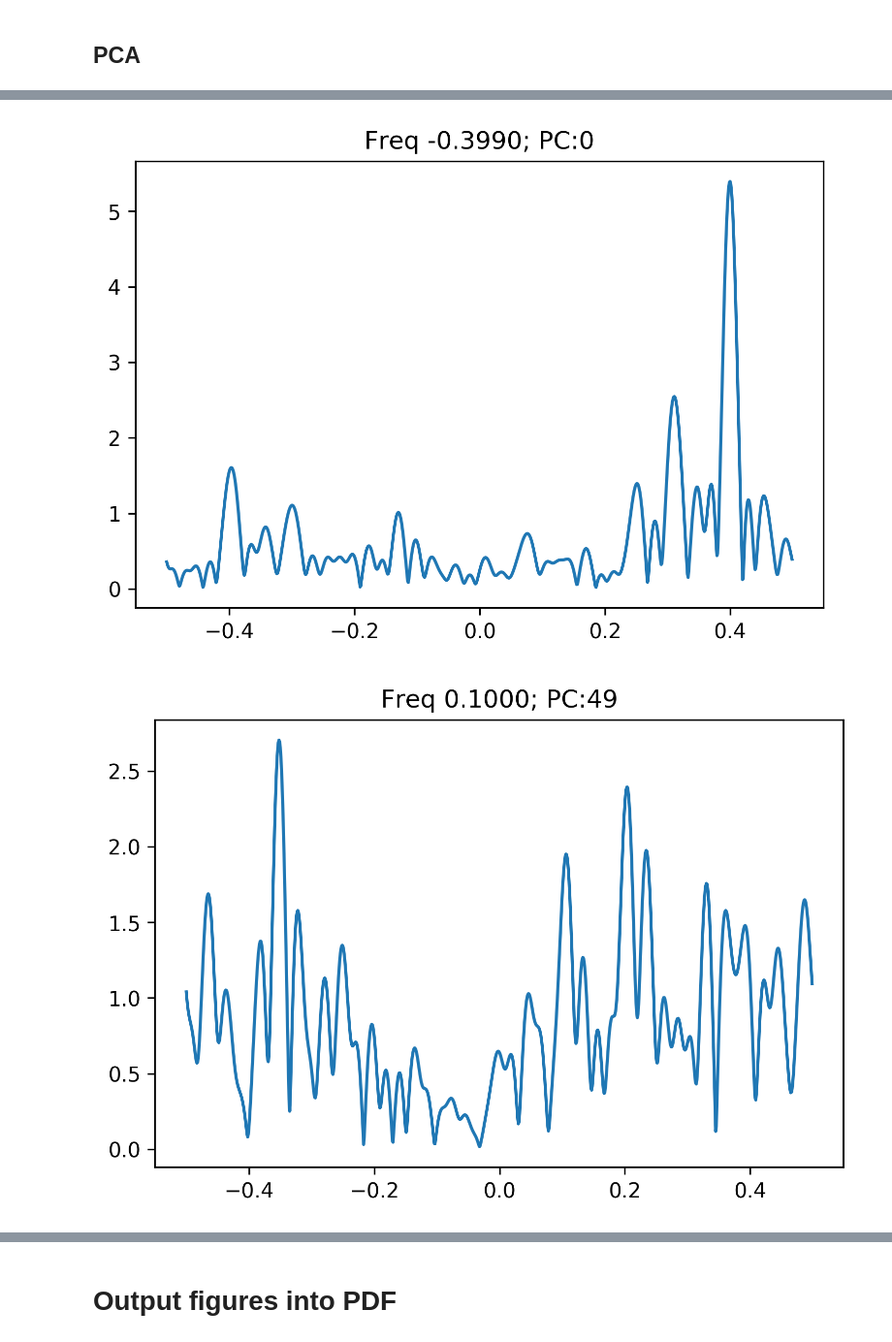
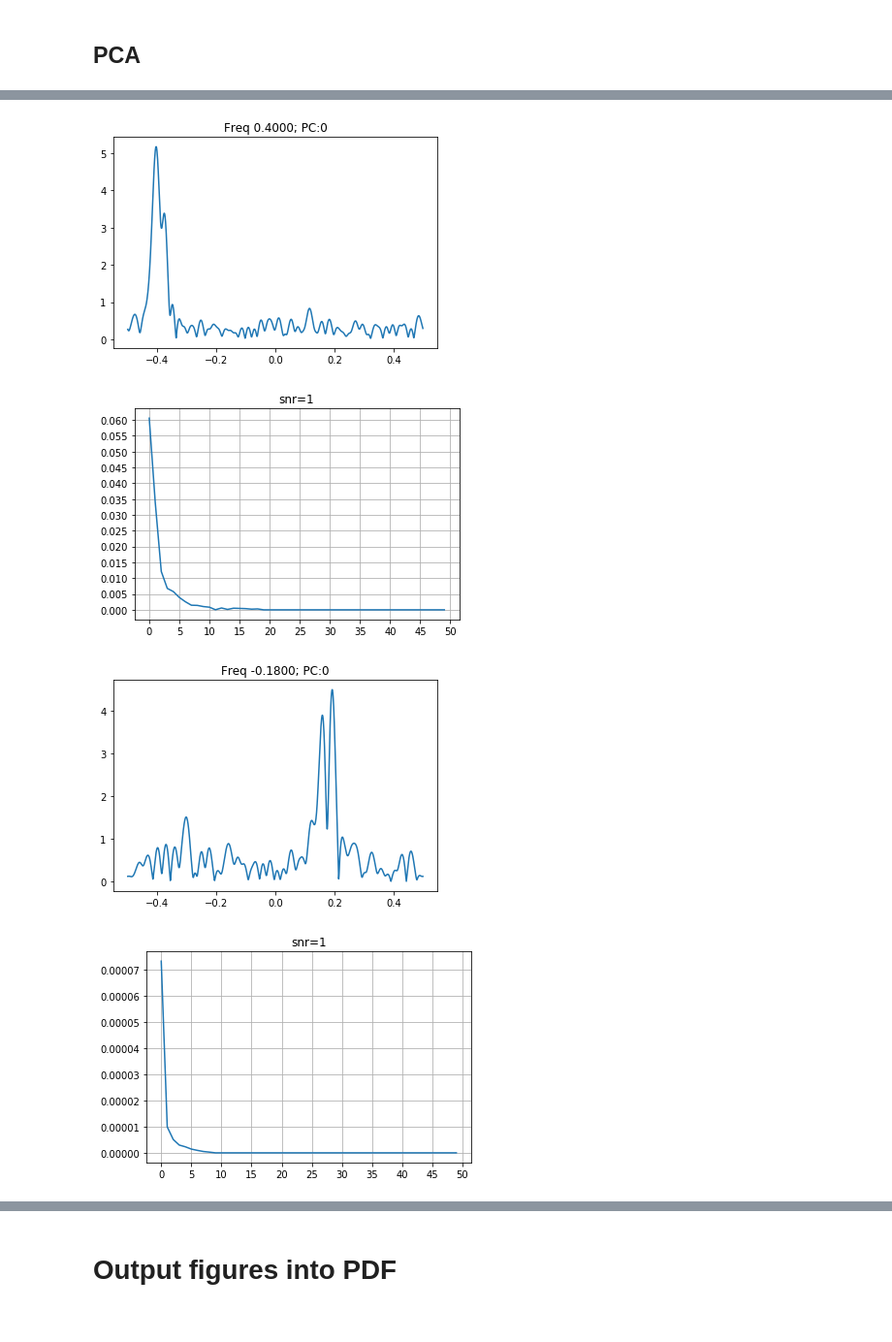
Before and after one commit to bofei5675/DeepFreq, a Jupyter notebook: filter.ipynb, the cells around one changed output, grey strips where cells are left out. Shown at 97% size. Cells and saved outputs as stored; diff of their text form; code cells hidden in the pictures.

```diff
--- a/filter.ipynb
+++ b/filter.ipynb
@@ -633,27 +415 @@ jac, jac_clean = compute_jacobian_realization(num_samples,
 jac = np.stack(jac)
-# %%
-# print PCA results
-def pca_plots(num_samples, signal_dim, idx_comp=0, fixed_freq_idx=0, arbitary_row=None, resolution=1000):
-    xgrid = np.linspace(-0.5, 0.5, resolution, endpoint=False)
-    if arbitary_row is None:
-        target_freq = fixed_freq[fixed_freq_idx]
-        #  get target prediction
-        row_idx = np.abs(xgrid  - target_freq).argsort()[0]
-    else:
-        arbitary_row = int((arbitary_row / 1000) * resolution)
-        row_idx = arbitary_row
-        target_freq = xgrid[arbitary_row]
-    dataset = 1j * np.zeros((num_samples, signal_dim))
-    for i in range(num_samples):
-        jacobian = jac[i]
-        dataset[i] = jacobian[0, :, row_idx] - 1j * jacobian[1, : ,row_idx]
-    signal_cov = np.cov(dataset.T)
-    s, u = np.linalg.eig(signal_cov)
-    pc1 = u[:, idx_comp]
-    pc1_fft = np.fft.fft(pc1, n=resolution)
-    pc1_fft = np.fft.fftshift(pc1_fft)
-    pc1_fft = np.abs(pc1_fft)
-    fig, ax = plt.subplots(dpi=300)
-    ax.plot(xgrid, pc1_fft)
-    ax.set_title('Freq {:2.4f}; PC:{}'.format(target_freq, idx_comp))
-    return fig, ax, s, u
@@ -669,15 +440,27 @@ fig, ax, s, u = pca_plots(num_samples, signal_dim, idx_comp=0, fixed_freq_idx=0,
 # %%
-arbitary_row=101
-fig, ax, s, u = pca_plots(xgrid, num_samples,
+arbitary_row=900
+fig, ax, s, u = pca_plots(jac, fixed_freq,num_samples,
           signal_dim, idx_comp=0, fixed_freq_idx=0, arbitary_row=arbitary_row, resolution=1000)
+plt.figure()
+plt.plot(np.abs(s))
+plt.title('snr=1')
+plt.locator_params(nbins=15)
+plt.grid()
 # %% [output]
-[figure, old version]
+[figure, new version]
+[figure, added]
 # %%
-arbitary_row=600
-fig, ax, s, u = pca_plots(xgrid, num_samples,
-          signal_dim, idx_comp=49,
+arbitary_row=320
+fig, ax, s, u = pca_plots(jac, fixed_freq,num_samples,
+          signal_dim, idx_comp=0,
           fixed_freq_idx=0,
           arbitary_row=arbitary_row,
-                         resolution=resolution)
+         resolution=resolution)
+plt.figure()
+plt.plot(np.abs(s))
+plt.title('snr={}'.format(snr))
+plt.locator_params(nbins=15)
+plt.grid()
 # %% [output]
-[figure, old version]
+[figure, new version]
+[figure, added]
```
Also changed, not shown: parts of 42 cells of this notebook, 8 other files.
